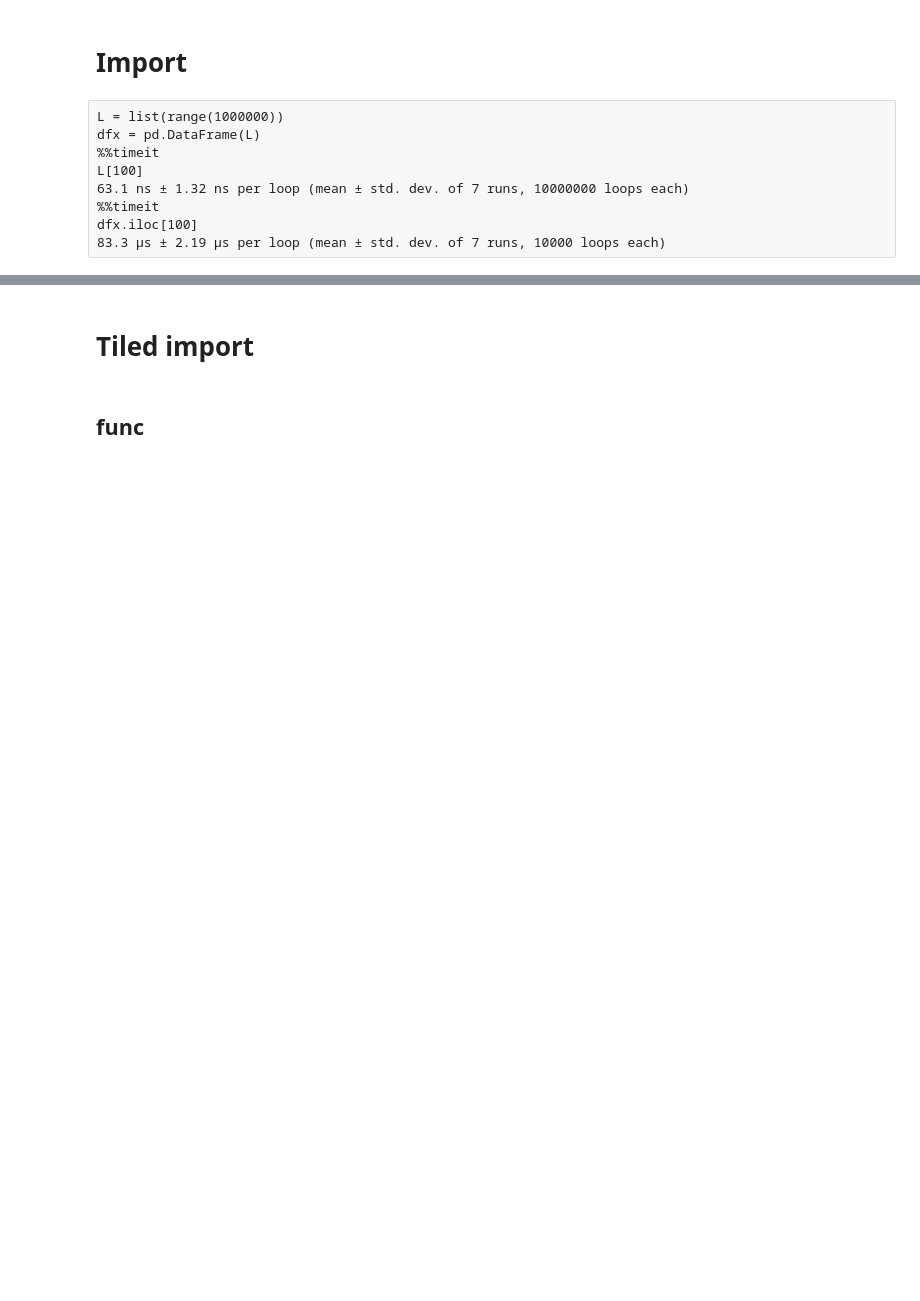
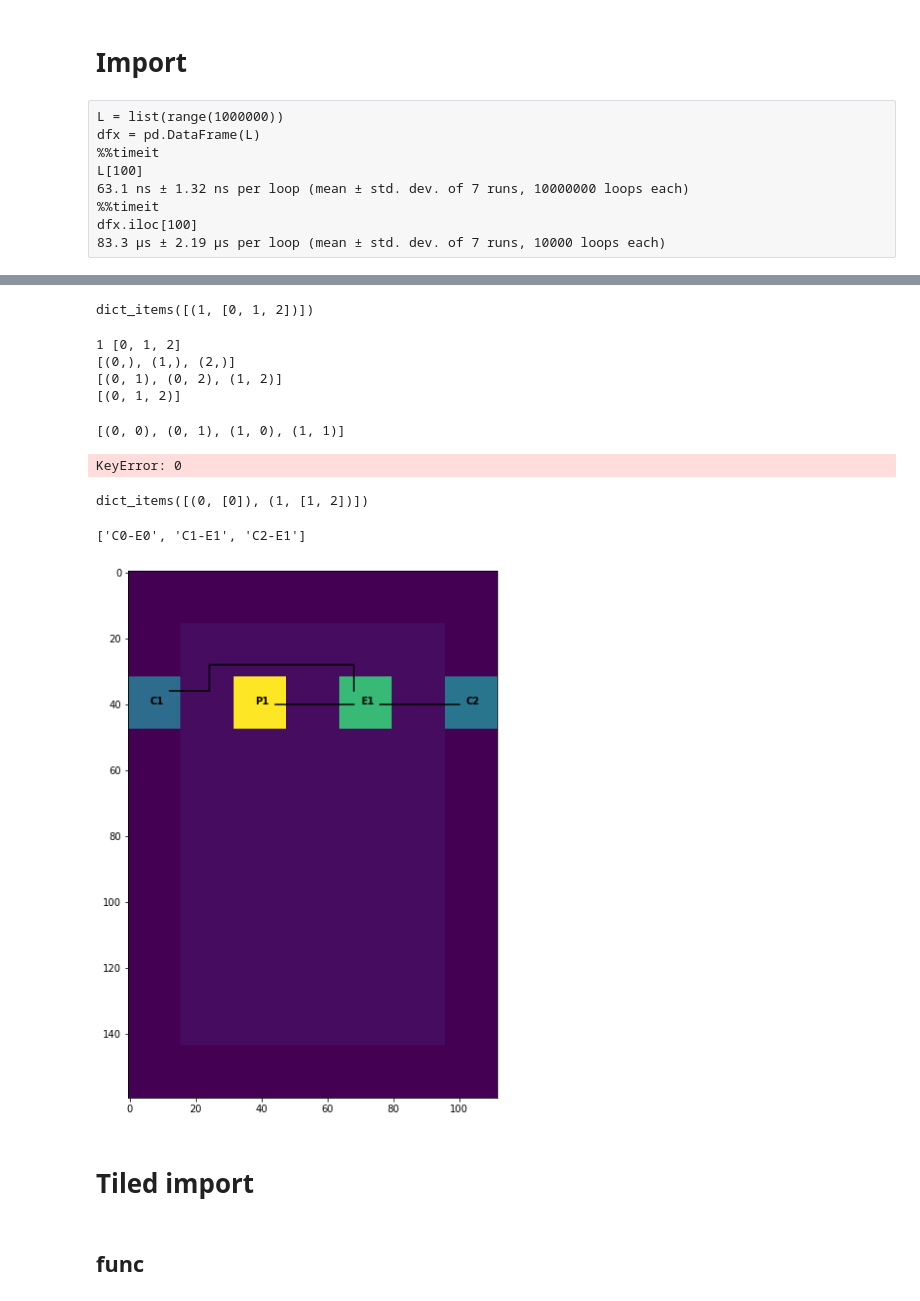
Before and after one commit to egos/valeo, a Jupyter notebook: NoteBook_GA_VALEO.ipynb, the cells around one changed output, grey strips where cells are left out. Cells and saved outputs as stored; diff of their text form; code cells hidden in the pictures; blank space fills up the shorter version.

```diff
--- a/NoteBook_GA_VALEO.ipynb
+++ b/NoteBook_GA_VALEO.ipynb
@@ -49,0 +380,5 @@ time.ctime()
+# %%
+d = collections.defaultdict(list)
+for n,i in enumerate(Ecomb):
+    d[i].append(n)
+dict(d.items())
@@ -49,0 +480,67 @@ time.ctime()
+# %%
+d = collections.defaultdict(list)
+for i in Clist:
+    c = CtoE[i]
+    d[c].append(i)
+d.items()
+
+for k,v in d.items():
+    print(k,v)
+    for i in range(len(v)):
+        l2 = list(itertools.combinations(v, i+1))
+        print(l2)
+# %% [output]
+dict_items([(1, [0, 1, 2])])
+1 [0, 1, 2]
+[(0,), (1,), (2,)]
+[(0, 1), (0, 2), (1, 2)]
+[(0, 1, 2)]
+# %%
+list(itertools.product(([0,1]), repeat=2))
+# %% [output]
+[(0, 0), (0, 1), (1, 0), (1, 1)]
+# %%
+d = {}
+for i in Clist:
+    c = CtoE[i]
+    d[c].append(i)
+d.items()
+# %% [output]
+KeyError: 0
+# %%
+l = list(zip(row.CtoE, row.Clist))
+d = collections.defaultdict(list)
+for k, v in l:
+    d[k].append(v)
+d.items()
+# %% [output]
+dict_items([(0, [0]), (1, [1, 2])])
+# %%
+D = dfs.Class.value_counts().to_dict()
+Clist = list(range(D['C']))
+CtoE = row.CtoE
+Econnect = row.Econnect
+ID_CtoE = ['C{}-E{}'.format(i, CtoE[i]) for i in Clist]
+ID_CtoE
+# %% [output]
+['C0-E0', 'C1-E1', 'C2-E1']
+# %%
+index = 0
+row = df1.loc[index]
+
+# print(row)
+# st._legacy_dataframe(row.to_frame().T)
+ElemsList = ['Clist','Elist','Plist']
+Elems = ['C','E','P']
+IDSelects = []
+ID_CtoE = row.ID_CtoE
+ID_EtoP = row.ID_EtoP
+for n in range(3):
+    IDSelects+= ['{}{}'.format(Elems[n],i) for i in row[ElemsList[n]]]
+
+dflineSelect = dfline[dfline.ID.isin(ID_CtoE + ID_EtoP)].copy()
+dfsSelect = dfs[dfs.ID.isin(IDSelects)].copy()
+# %%
+fig = plot_(data,dflineSelect, dfsSelect)
+# %% [output]
+[figure, added]
```
Also changed, not shown: parts of 60 cells of this notebook, 5 other files.
